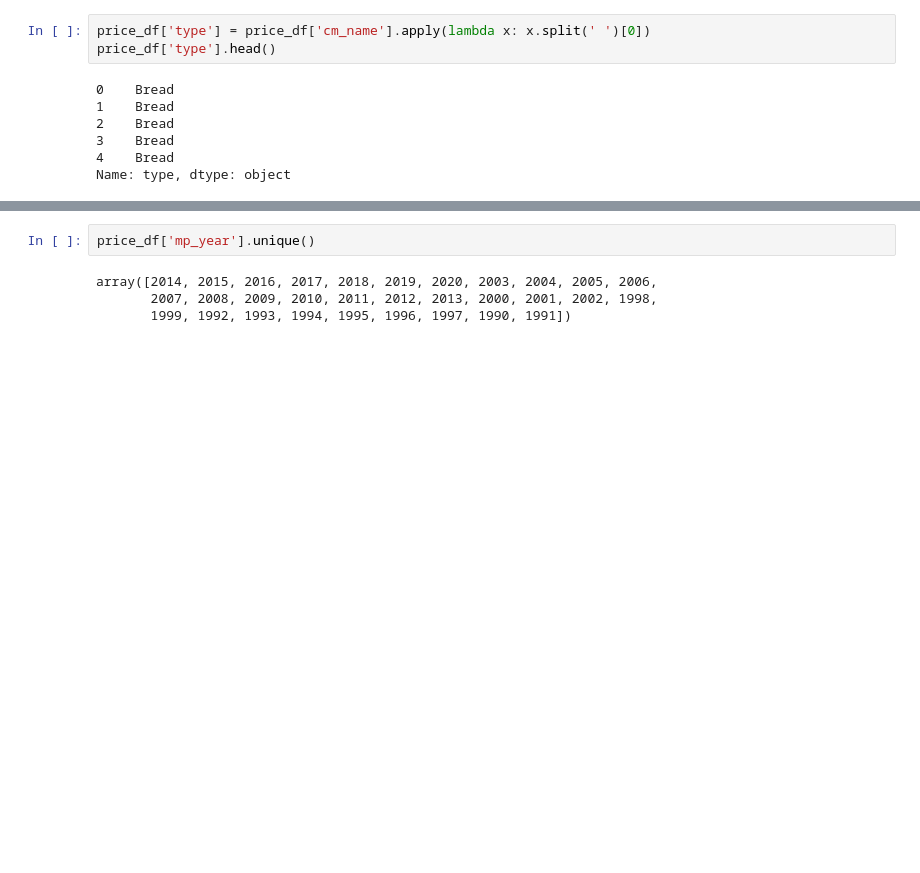
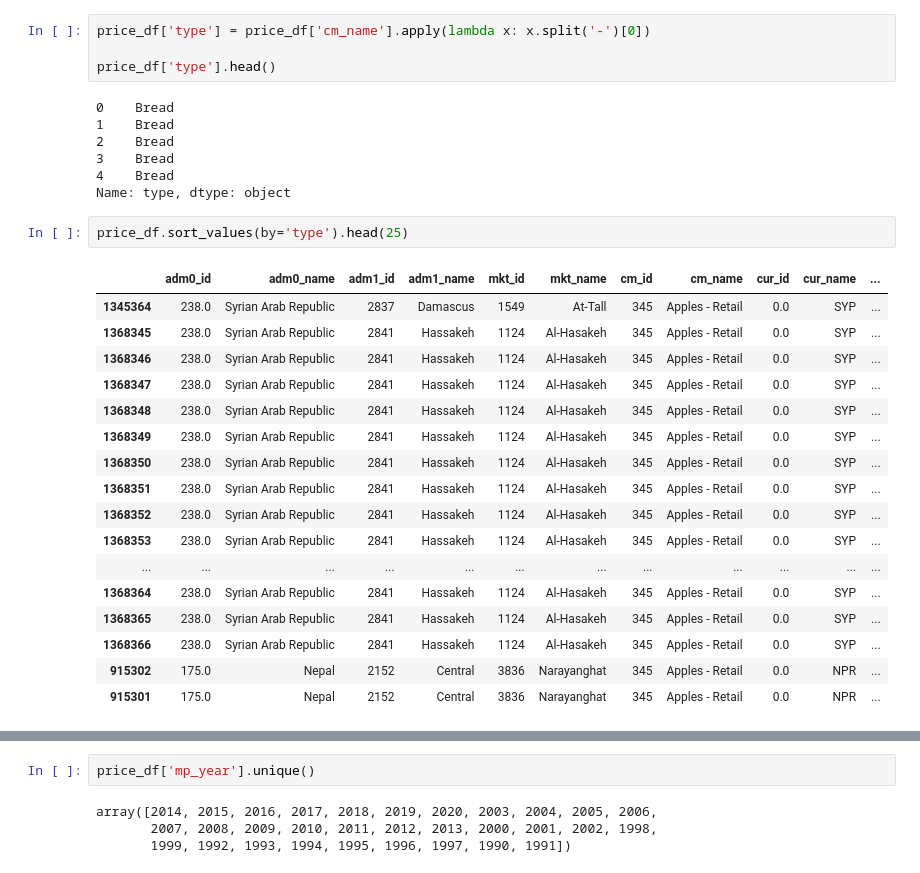
Before and after one commit to AllanRPetersen/Predicting-Food-Prices, a Jupyter notebook: notebooks/adrian_food_global_pricing.ipynb, the cells around one changed output, grey strips where cells are left out. Saved outputs shown, nothing was run; the diff lists cells and outputs as text; blank space fills up the shorter version.

```diff
--- a/notebooks/adrian_food_global_pricing.ipynb
+++ b/notebooks/adrian_food_global_pricing.ipynb
@@ -129,5 +125,6 @@ price_df.head()
 # %%
-price_df['type'] = price_df['cm_name'].apply(lambda x: x.split(' ')[0])
+price_df['type'] = price_df['cm_name'].apply(lambda x: x.split('-')[0])
+
 price_df['type'].head()
 # %% [output]
 0    Bread
@@ -136,3 +133,23 @@ price_df['type'].head()
 3    Bread
 4    Bread
 Name: type, dtype: object
+# %%
+price_df.sort_values(by='type').head(25)
+# %% [output]
+|  | adm0_id | adm0_name | adm1_id | adm1_name | mkt_id | mkt_name | cm_id | cm_name | cur_id | cur_name | ... |
+| 1345364 | 238.0 | Syrian Arab Republic | 2837 | Damascus | 1549 | At-Tall | 345 | Apples - Retail | 0.0 | SYP | ... |
+| 1368345 | 238.0 | Syrian Arab Republic | 2841 | Hassakeh | 1124 | Al-Hasakeh | 345 | Apples - Retail | 0.0 | SYP | ... |
+| 1368346 | 238.0 | Syrian Arab Republic | 2841 | Hassakeh | 1124 | Al-Hasakeh | 345 | Apples - Retail | 0.0 | SYP | ... |
+| 1368347 | 238.0 | Syrian Arab Republic | 2841 | Hassakeh | 1124 | Al-Hasakeh | 345 | Apples - Retail | 0.0 | SYP | ... |
+| 1368348 | 238.0 | Syrian Arab Republic | 2841 | Hassakeh | 1124 | Al-Hasakeh | 345 | Apples - Retail | 0.0 | SYP | ... |
+| 1368349 | 238.0 | Syrian Arab Republic | 2841 | Hassakeh | 1124 | Al-Hasakeh | 345 | Apples - Retail | 0.0 | SYP | ... |
+| 1368350 | 238.0 | Syrian Arab Republic | 2841 | Hassakeh | 1124 | Al-Hasakeh | 345 | Apples - Retail | 0.0 | SYP | ... |
+| 1368351 | 238.0 | Syrian Arab Republic | 2841 | Hassakeh | 1124 | Al-Hasakeh | 345 | Apples - Retail | 0.0 | SYP | ... |
+| 1368352 | 238.0 | Syrian Arab Republic | 2841 | Hassakeh | 1124 | Al-Hasakeh | 345 | Apples - Retail | 0.0 | SYP | ... |
+| 1368353 | 238.0 | Syrian Arab Republic | 2841 | Hassakeh | 1124 | Al-Hasakeh | 345 | Apples - Retail | 0.0 | SYP | ... |
+| ... | ... | ... | ... | ... | ... | ... | ... | ... | ... | ... | ... |
+| 1368364 | 238.0 | Syrian Arab Republic | 2841 | Hassakeh | 1124 | Al-Hasakeh | 345 | Apples - Retail | 0.0 | SYP | ... |
+| 1368365 | 238.0 | Syrian Arab Republic | 2841 | Hassakeh | 1124 | Al-Hasakeh | 345 | Apples - Retail | 0.0 | SYP | ... |
+| 1368366 | 238.0 | Syrian Arab Republic | 2841 | Hassakeh | 1124 | Al-Hasakeh | 345 | Apples - Retail | 0.0 | SYP | ... |
+| 915302 | 175.0 | Nepal | 2152 | Central | 3836 | Narayanghat | 345 | Apples - Retail | 0.0 | NPR | ... |
+| 915301 | 175.0 | Nepal | 2152 | Central | 3836 | Narayanghat | 345 | Apples - Retail | 0.0 | NPR | ... |
```
Also changed, not shown: parts of 32 cells of this notebook.
